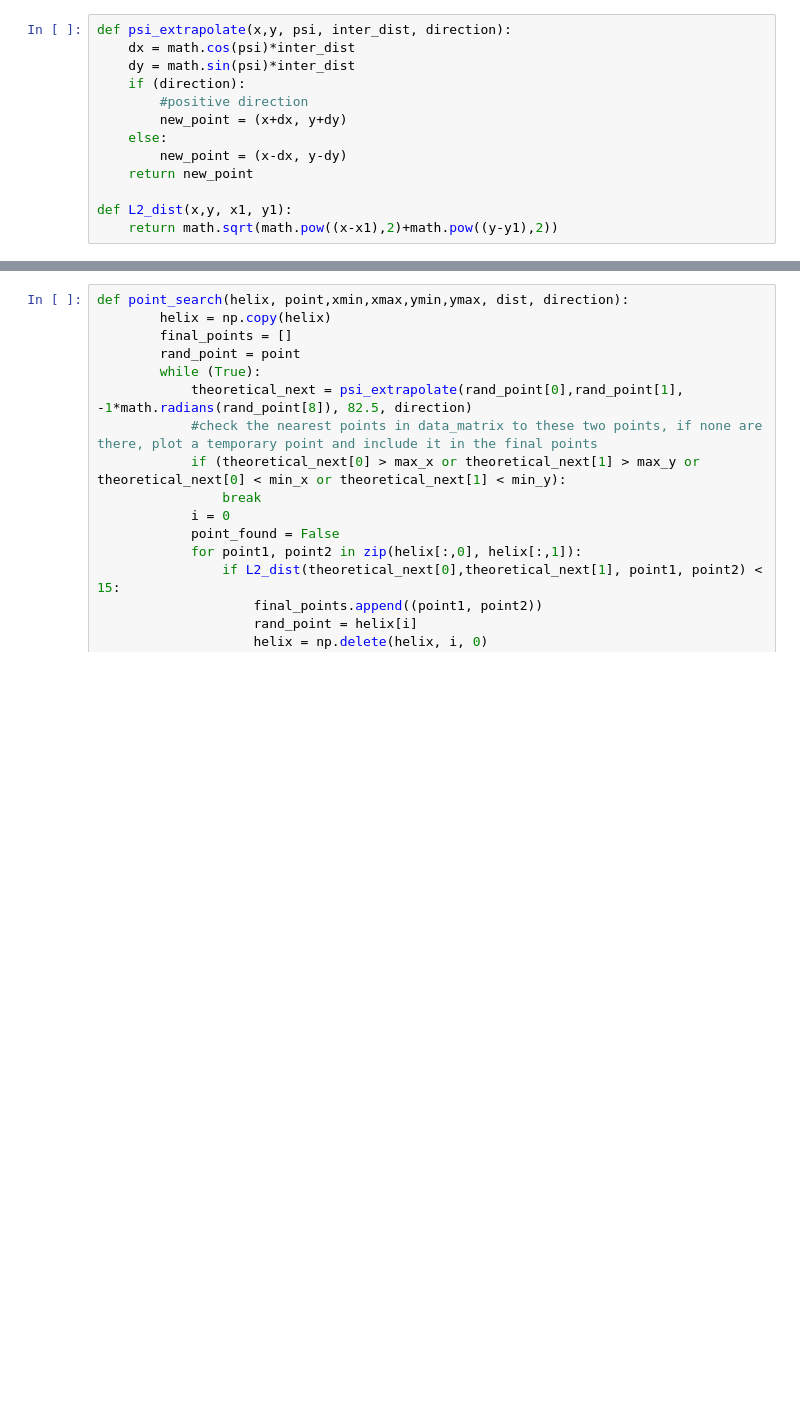
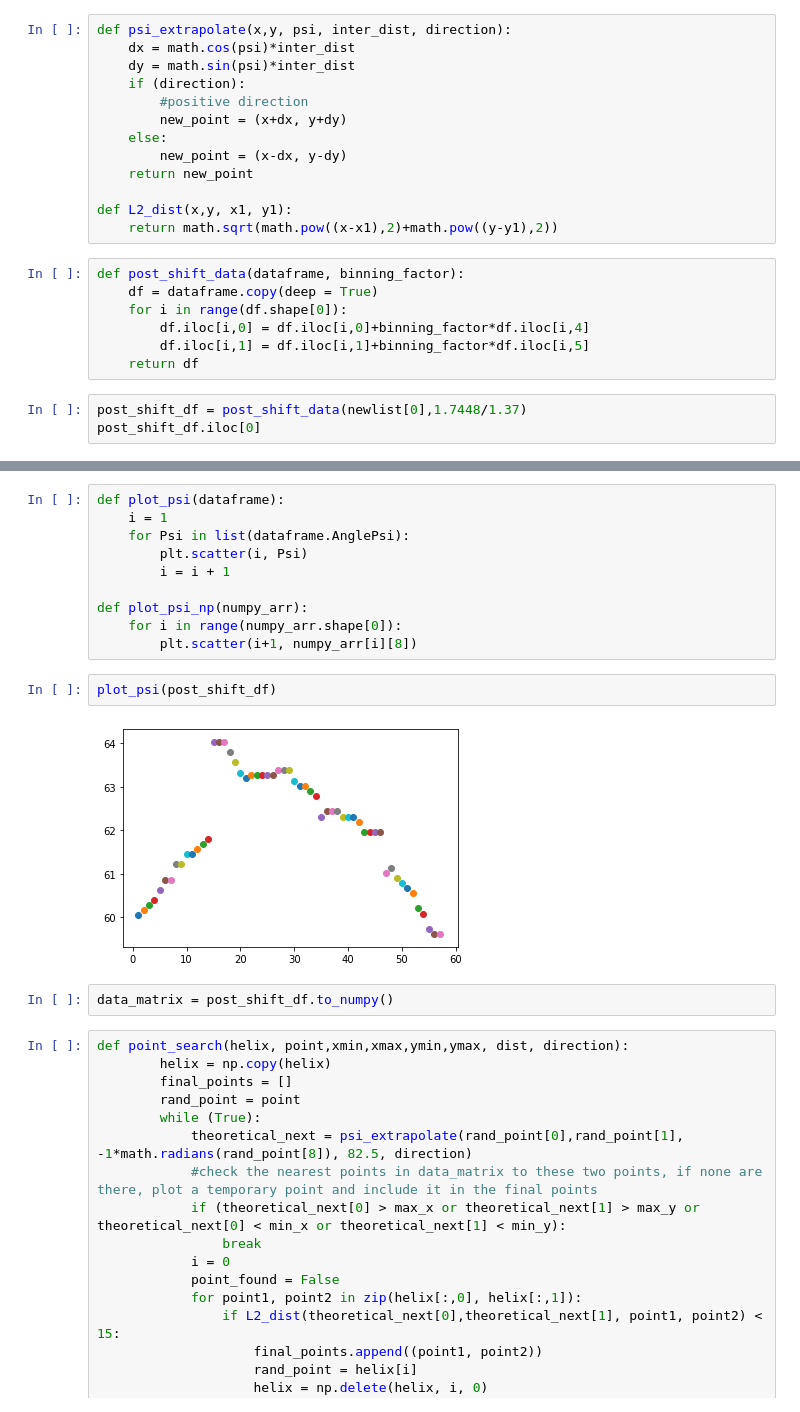
Before and after one commit to Zivvvo/Helical-Alignment-Tool, a Jupyter notebook: Alignment_Helix.ipynb, the cells around one changed output, grey strips where cells are left out. Drawn from its saved outputs; the diff is of its cells as text; blank space fills up the shorter version.

```diff
--- a/Alignment_Helix.ipynb
+++ b/Alignment_Helix.ipynb
@@ -45,3 +49,13 @@ def psi_extrapolate(x,y, psi, inter_dist, direction):
 
 def L2_dist(x,y, x1, y1):
     return math.sqrt(math.pow((x-x1),2)+math.pow((y-y1),2))
+# %%
+def post_shift_data(dataframe, binning_factor):
+    df = dataframe.copy(deep = True)
+    for i in range(df.shape[0]):
+        df.iloc[i,0] = df.iloc[i,0]+binning_factor*df.iloc[i,4]
+        df.iloc[i,1] = df.iloc[i,1]+binning_factor*df.iloc[i,5]
+    return df
+# %%
+post_shift_df = post_shift_data(newlist[0],1.7448/1.37)
+post_shift_df.iloc[0]
@@ -48,3 +73,19 @@ def L2_dist(x,y, x1, y1):
+# %%
+def plot_psi(dataframe):
+    i = 1
+    for Psi in list(dataframe.AnglePsi):
+        plt.scatter(i, Psi)
+        i = i + 1
+
+def plot_psi_np(numpy_arr):
+    for i in range(numpy_arr.shape[0]):
+        plt.scatter(i+1, numpy_arr[i][8])
+# %%
+plot_psi(post_shift_df)
+# %% [output]
+[figure, added]
+# %%
+data_matrix = post_shift_df.to_numpy()
 # %%
 def point_search(helix, point,xmin,xmax,ymin,ymax, dist, direction):
         helix = np.copy(helix)
```
Also changed, not shown: parts of 8 cells of this notebook.
